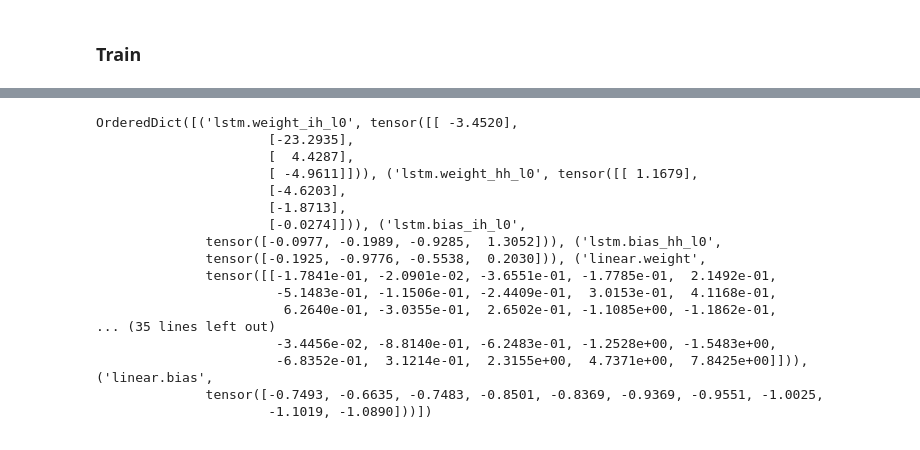
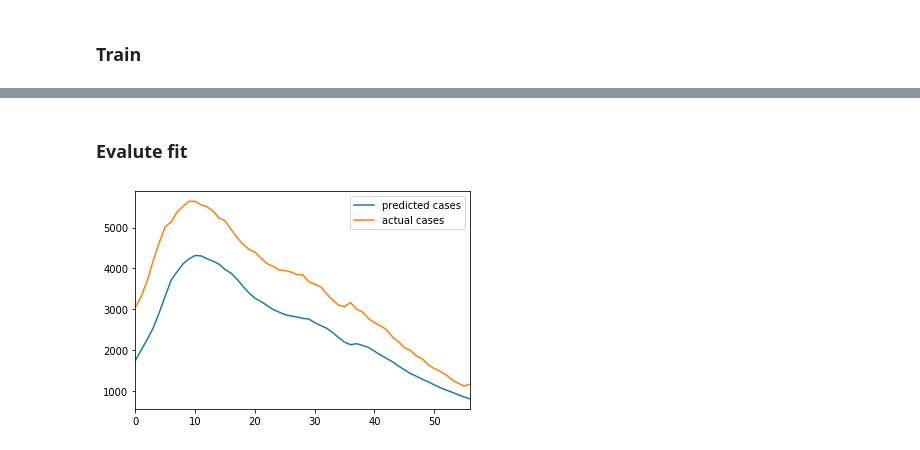
Before and after one commit to VICS-CORE/stats, a Jupyter notebook: 11_YudistirNet.ipynb, the cells around one changed output, grey strips where cells are left out. Cells and saved outputs as stored; diff of their text form; code cells hidden in the pictures.

```diff
--- a/11_YudistirNet.ipynb
+++ b/11_YudistirNet.ipynb
@@ -186,20 +205,20 @@ epoch:   9 avg_val_loss:  0.00030 avg_trn_loss:  0.00030
-# %%
-model.state_dict()
-# %% [output]
-OrderedDict([('lstm.weight_ih_l0', tensor([[ -3.4520],
-                      [-23.2935],
-                      [  4.4287],
-                      [ -4.9611]])), ('lstm.weight_hh_l0', tensor([[ 1.1679],
-                      [-4.6203],
-                      [-1.8713],
-                      [-0.0274]])), ('lstm.bias_ih_l0',
-              tensor([-0.0977, -0.1989, -0.9285,  1.3052])), ('lstm.bias_hh_l0',
-              tensor([-0.1925, -0.9776, -0.5538,  0.2030])), ('linear.weight',
-              tensor([[-1.7841e-01, -2.0901e-02, -3.6551e-01, -1.7785e-01,  2.1492e-01,
-                       -5.1483e-01, -1.1506e-01, -2.4409e-01,  3.0153e-01,  4.1168e-01,
-                        6.2640e-01, -3.0355e-01,  2.6502e-01, -1.1085e+00, -1.1862e-01,
-... (35 lines left out)
-                       -3.4456e-02, -8.8140e-01, -6.2483e-01, -1.2528e+00, -1.5483e+00,
-                       -6.8352e-01,  3.1214e-01,  2.3155e+00,  4.7371e+00,  7.8425e+00]])), ('linear.bias',
-              tensor([-0.7493, -0.6635, -0.7483, -0.8501, -0.8369, -0.9369, -0.9551, -1.0025,
-                      -1.1019, -1.0890]))])
+# %% [markdown]
+### Evalute fit
+# %%
+pop_fct = df.loc[df.location=='Italy', 'population'].iloc[0] / 1000
+
+pred_vals = []
+out_vals = []
+for data in tst_loader:
+    ip, op = data
+    pred = model.predict(ip.view(IP_SEQ_LEN, 1, 1))
+    pred_vals.append(pred.view(OP_SEQ_LEN)[0].item() * pop_fct)
+    out_vals.append(op.view(OP_SEQ_LEN)[0].item() * pop_fct)
+
+cmp_df = pd.DataFrame({
+    'predicted cases': pred_vals,
+    'actual cases': out_vals
+})
+_ = cmp_df.plot()
+# %% [output]
+[figure, added]
```
Also changed, not shown: parts of 8 cells of this notebook.
